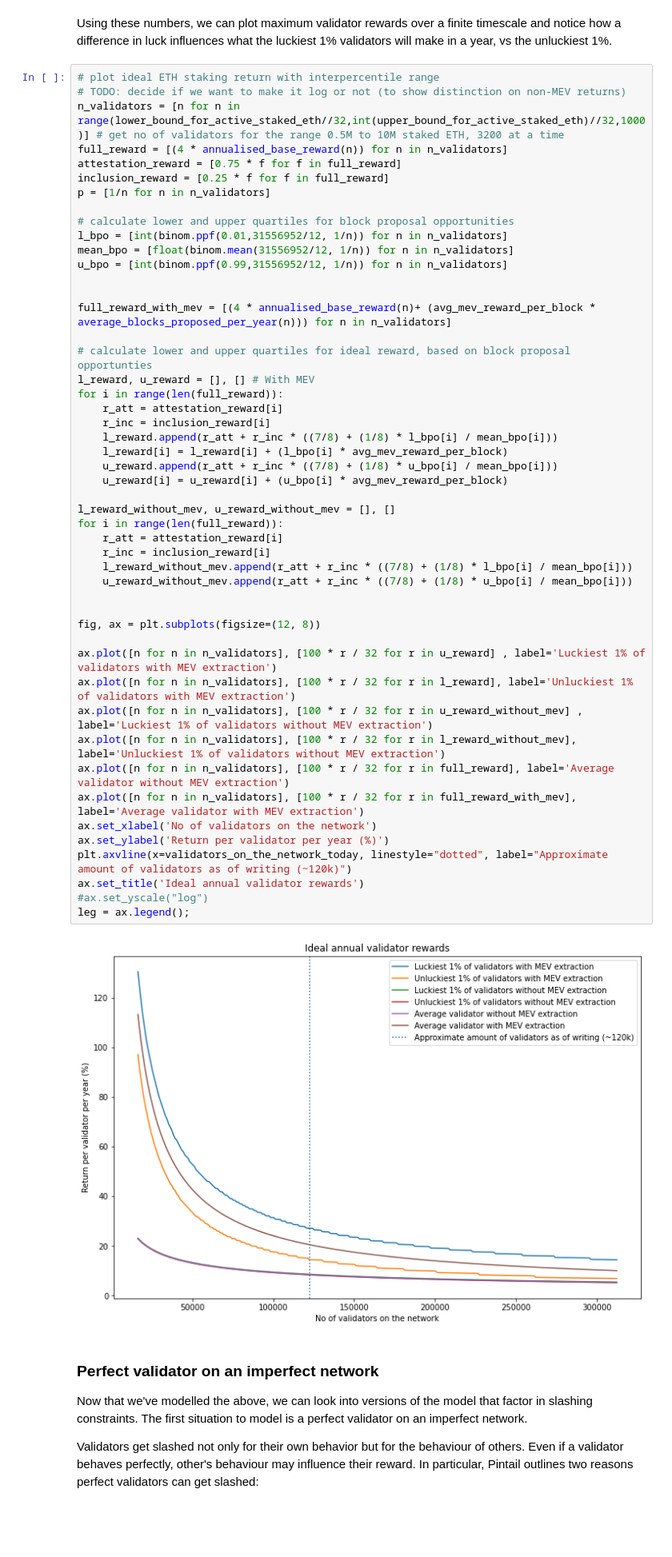
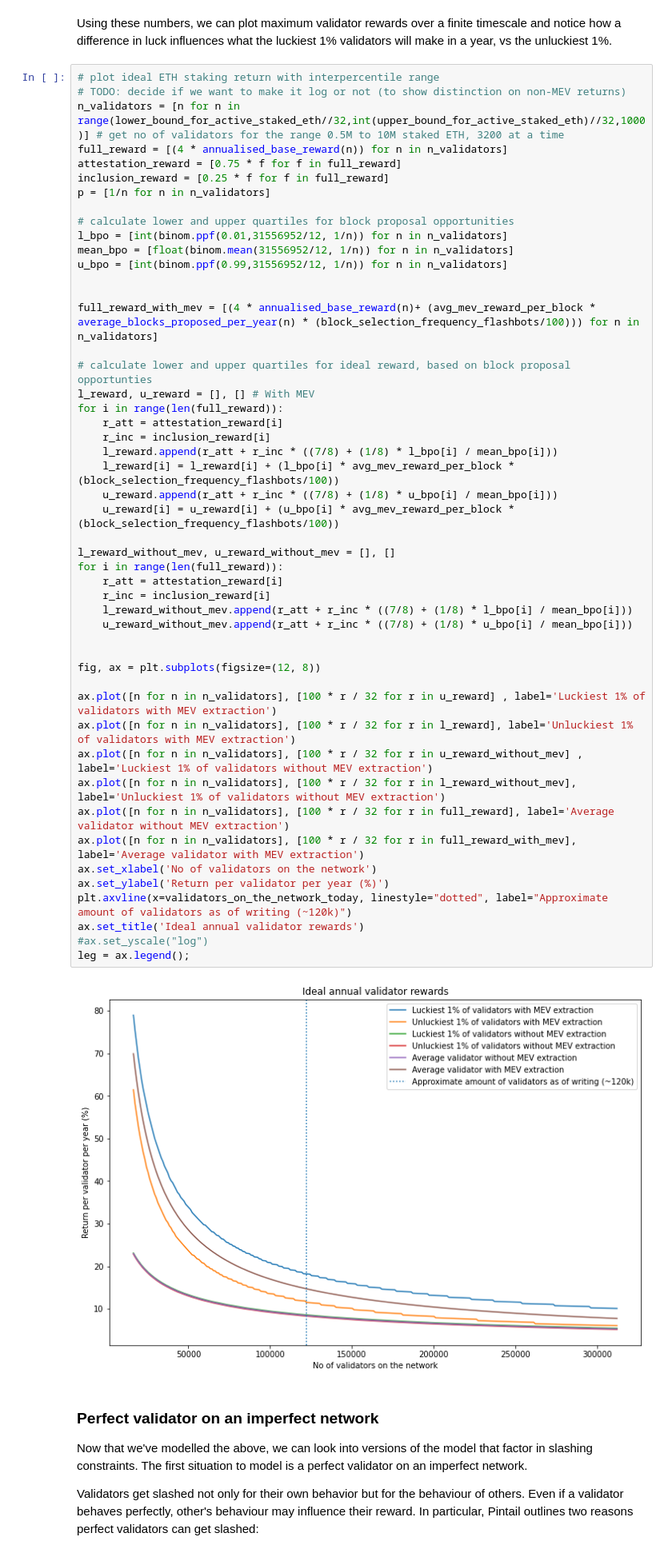
Before and after one commit to taarushv/eth2-mev-rewards, a Jupyter notebook: eth2-mev-calc.ipynb, the cells around one changed output. Shown: that part at 80% size. Drawn from its saved outputs; the diff is of its cells as text; blank space fills up the shorter version.

Commit message:
account for flashbots block frequency

```diff
--- a/eth2-mev-calc.ipynb
+++ b/eth2-mev-calc.ipynb
@@ -182,42 +182,42 @@ mean_bpo = [float(binom.mean(31556952/12, 1/n)) for n in n_validators]
 u_bpo = [int(binom.ppf(0.99,31556952/12, 1/n)) for n in n_validators]
 
 
-full_reward_with_mev = [(4 * annualised_base_reward(n)+ (avg_mev_reward_per_block * average_blocks_proposed_per_year(n))) for n in n_validators]
+full_reward_with_mev = [(4 * annualised_base_reward(n)+ (avg_mev_reward_per_block * average_blocks_proposed_per_year(n) * (block_selection_frequency_flashbots/100))) for n in n_validators]
 
 # calculate lower and upper quartiles for ideal reward, based on block proposal opportunties
 l_reward, u_reward = [], [] # With MEV
 for i in range(len(full_reward)):
     r_att = attestation_reward[i]
     r_inc = inclusion_reward[i]
     l_reward.append(r_att + r_inc * ((7/8) + (1/8) * l_bpo[i] / mean_bpo[i]))
-    l_reward[i] = l_reward[i] + (l_bpo[i] * avg_mev_reward_per_block)
+    l_reward[i] = l_reward[i] + (l_bpo[i] * avg_mev_reward_per_block * (block_selection_frequency_flashbots/100))
     u_reward.append(r_att + r_inc * ((7/8) + (1/8) * u_bpo[i] / mean_bpo[i]))
-    u_reward[i] = u_reward[i] + (u_bpo[i] * avg_mev_reward_per_block)
+    u_reward[i] = u_reward[i] + (u_bpo[i] * avg_mev_reward_per_block * (block_selection_frequency_flashbots/100))
 
 l_reward_without_mev, u_reward_without_mev = [], []
 for i in range(len(full_reward)):
     r_att = attestation_reward[i]
     r_inc = inclusion_reward[i]
     l_reward_without_mev.append(r_att + r_inc * ((7/8) + (1/8) * l_bpo[i] / mean_bpo[i]))
     u_reward_without_mev.append(r_att + r_inc * ((7/8) + (1/8) * u_bpo[i] / mean_bpo[i]))
 
 
 fig, ax = plt.subplots(figsize=(12, 8))
 
 ax.plot([n for n in n_validators], [100 * r / 32 for r in u_reward] , label='Luckiest 1% of validators with MEV extraction')
 ax.plot([n for n in n_validators], [100 * r / 32 for r in l_reward], label='Unluckiest 1% of validators with MEV extraction')
 ax.plot([n for n in n_validators], [100 * r / 32 for r in u_reward_without_mev] , label='Luckiest 1% of validators without MEV extraction')
 ax.plot([n for n in n_validators], [100 * r / 32 for r in l_reward_without_mev], label='Unluckiest 1% of validators without MEV extraction')
 ax.plot([n for n in n_validators], [100 * r / 32 for r in full_reward], label='Average validator without MEV extraction')
 ax.plot([n for n in n_validators], [100 * r / 32 for r in full_reward_with_mev], label='Average validator with MEV extraction')
 ax.set_xlabel('No of validators on the network')
 ax.set_ylabel('Return per validator per year (%)')
 plt.axvline(x=validators_on_the_network_today, linestyle="dotted", label="Approximate amount of validators as of writing (~120k)")
 ax.set_title('Ideal annual validator rewards')
 #ax.set_yscale("log")
 leg = ax.legend();
 # %% [output]
-[figure, old version]
+[figure, new version]
 # %% [markdown]
 ### Perfect validator on an imperfect network
 
```
